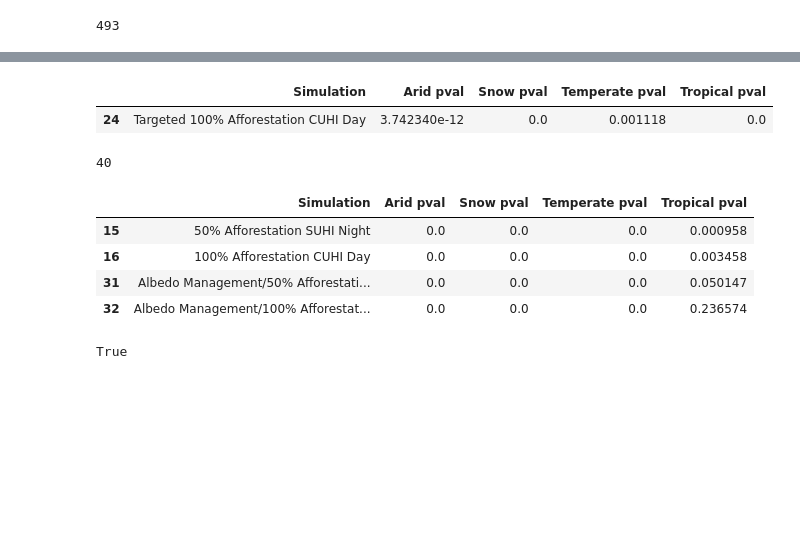
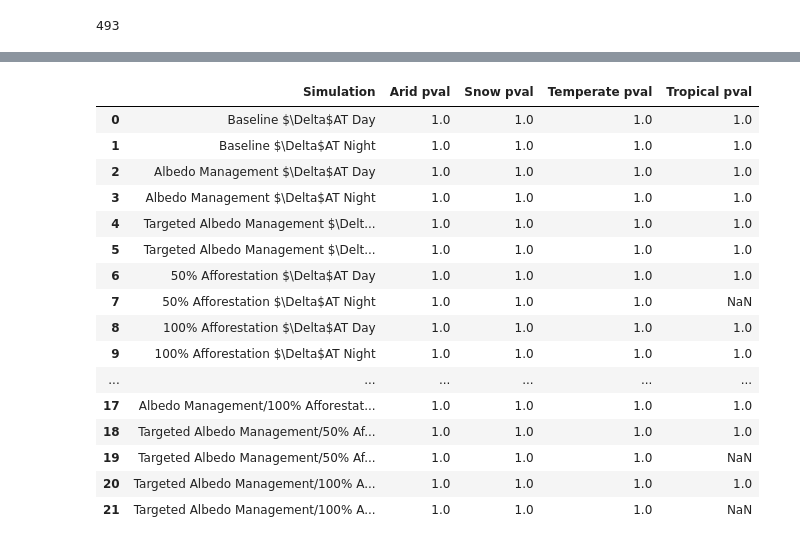
Before and after one commit to LeliaPlusPlus/TargetedHeatMitigation-ML, a Jupyter notebook: 6a-Simulations.ipynb, the cells around one changed output, grey strips where cells are left out. Drawn from its saved outputs; the diff is of its cells as text; code cells hidden in the pictures; blank space fills up the shorter version.

```diff
--- a/6a-Simulations.ipynb
+++ b/6a-Simulations.ipynb
@@ -783,21 +455,0 @@ sim_sig_clim[sim_sig_clim['Tropical pval'] > 0.0001]
-# %%
-sim_sig_clim[sim_sig_clim['Temperate pval'] > 0.001]
-# %% [output]
-|  | Simulation | Arid pval | Snow pval | Temperate pval | Tropical pval |
-| 24 | Targeted 100% Afforestation CUHI Day | 3.742340e-12 | 0.0 | 0.001118 | 0.0 |
-# %%
-len(sim_sig_clim[sim_sig_clim['Tropical pval'] < 0.0001])
-# %% [output]
-40
-# %%
-sim_sig_clim[sim_sig_clim['Tropical pval'] > 0.0001]
-# %% [output]
-|  | Simulation | Arid pval | Snow pval | Temperate pval | Tropical pval |
-| 15 | 50% Afforestation SUHI Night | 0.0 | 0.0 | 0.0 | 0.000958 |
-| 16 | 100% Afforestation CUHI Day | 0.0 | 0.0 | 0.0 | 0.003458 |
-| 31 | Albedo Management/50% Afforestati... | 0.0 | 0.0 | 0.0 | 0.050147 |
-| 32 | Albedo Management/100% Afforestat... | 0.0 | 0.0 | 0.0 | 0.236574 |
-# %%
-0.000958 < 0.001
-# %% [output]
-True
@@ -806 +456,27 @@ len(sim_sig_clim[sim_sig_clim['Arid pval'] < 0.0001])
+# %%
+pd.DataFrame({
+    'Simulation': sim_col,
+    'Arid pval': np.where(sim_sig_clim['Arid pval'] < 0.05, True, np.nan),
+    'Snow pval': np.where(sim_sig_clim['Snow pval'] < 0.05, True, np.nan),
+    'Temperate pval': np.where(sim_sig_clim['Temperate pval'] < 0.05, True, np.nan),
+    'Tropical pval': np.where(sim_sig_clim['Tropical pval'] < 0.05, True, np.nan)
+})
+# %% [output]
+|  | Simulation | Arid pval | Snow pval | Temperate pval | Tropical pval |
+| 0 | Baseline $\Delta$AT Day | 1.0 | 1.0 | 1.0 | 1.0 |
+| 1 | Baseline $\Delta$AT Night | 1.0 | 1.0 | 1.0 | 1.0 |
+| 2 | Albedo Management $\Delta$AT Day | 1.0 | 1.0 | 1.0 | 1.0 |
+| 3 | Albedo Management $\Delta$AT Night | 1.0 | 1.0 | 1.0 | 1.0 |
+| 4 | Targeted Albedo Management $\Delt... | 1.0 | 1.0 | 1.0 | 1.0 |
+| 5 | Targeted Albedo Management $\Delt... | 1.0 | 1.0 | 1.0 | 1.0 |
+| 6 | 50% Afforestation $\Delta$AT Day | 1.0 | 1.0 | 1.0 | 1.0 |
+| 7 | 50% Afforestation $\Delta$AT Night | 1.0 | 1.0 | 1.0 | NaN |
+| 8 | 100% Afforestation $\Delta$AT Day | 1.0 | 1.0 | 1.0 | 1.0 |
+| 9 | 100% Afforestation $\Delta$AT Night | 1.0 | 1.0 | 1.0 | 1.0 |
+| ... | ... | ... | ... | ... | ... |
+| 17 | Albedo Management/100% Afforestat... | 1.0 | 1.0 | 1.0 | 1.0 |
+| 18 | Targeted Albedo Management/50% Af... | 1.0 | 1.0 | 1.0 | 1.0 |
+| 19 | Targeted Albedo Management/50% Af... | 1.0 | 1.0 | 1.0 | NaN |
+| 20 | Targeted Albedo Management/100% A... | 1.0 | 1.0 | 1.0 | 1.0 |
+| 21 | Targeted Albedo Management/100% A... | 1.0 | 1.0 | 1.0 | NaN |
 # %%
```
Also changed, not shown: parts of 103 cells of this notebook, 1 other file.
